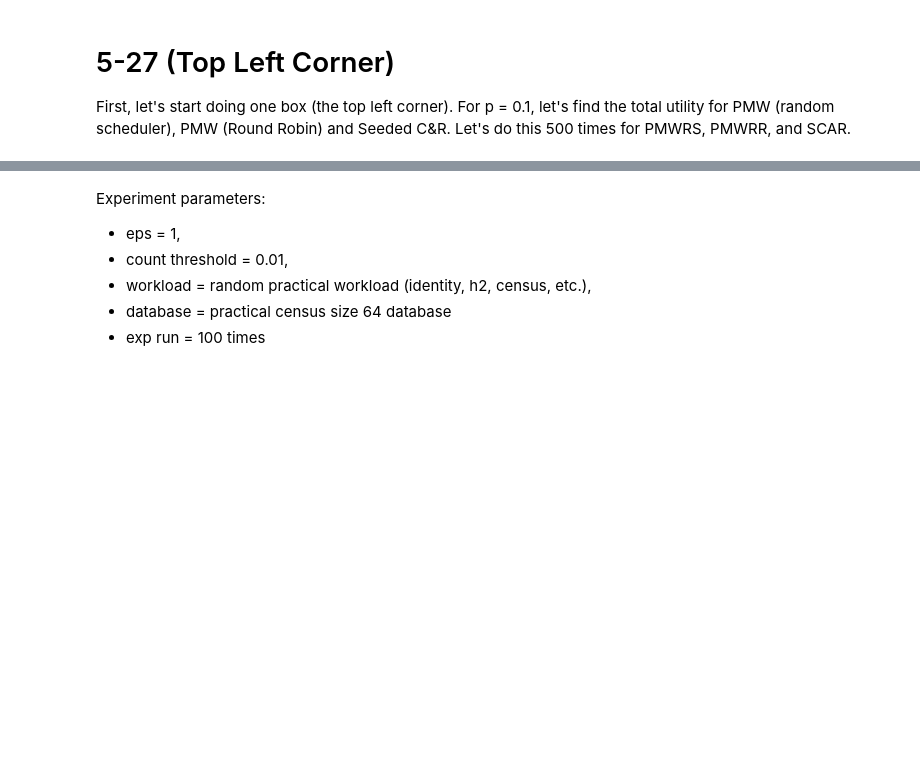
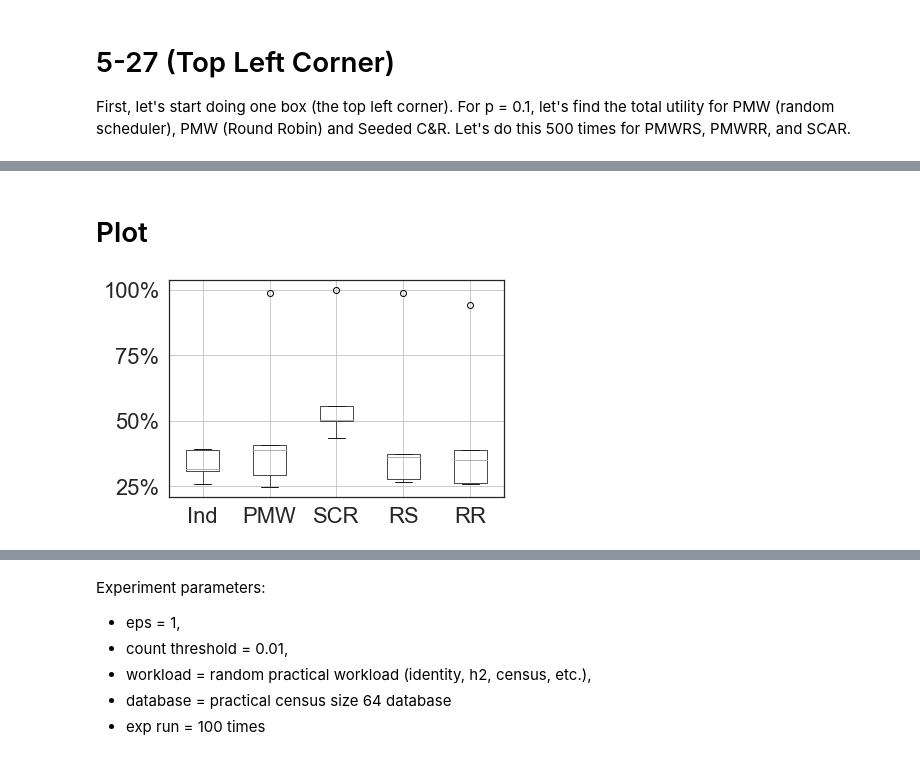
Before and after one commit to yikai-wu/Multi-Analyst-DP, a Jupyter notebook: src/online/VLDB Experiments.ipynb, the cells around one changed output, grey strips where cells are left out. Saved outputs shown, nothing was run; the diff lists cells and outputs as text; code cells hidden in the pictures; blank space fills up the shorter version.

Commit message:
change names of columns to david's preference
independent (Ind)
Private multiplicative weights (PMW)
Seeded Cache and Reconstruct (SCR)
Round Robin Scheduler(RR)
Randomized scheduler (RS)

```diff
--- a/src/online/VLDB Experiments.ipynb
+++ b/src/online/VLDB Experiments.ipynb
@@ -870,0 +838,2 @@ plt.savefig(artifactspath + '0.9acc.pdf', bbox_inches='tight')
+# %% [markdown]
+# Plot
@@ -870,0 +847,10 @@ plt.savefig(artifactspath + '0.9acc.pdf', bbox_inches='tight')
+# %%
+test_data_1 = test_data.iloc[:,:5]
+test_data_1.columns = test_data_1.columns.str.rstrip("0.1")
+ax = test_data_1.boxplot()
+#plt.title('Alice gets her queries \nanswered with p = 0.1')
+#plt.ylabel('Queries Answered')
+ax.yaxis.set_major_formatter(mtick.PercentFormatter())
+plt.savefig(artifactspath + '0.1acc.pdf', bbox_inches='tight')
+# %% [output]
+[figure, added]
```
Also changed, not shown: parts of 20 cells of this notebook.
